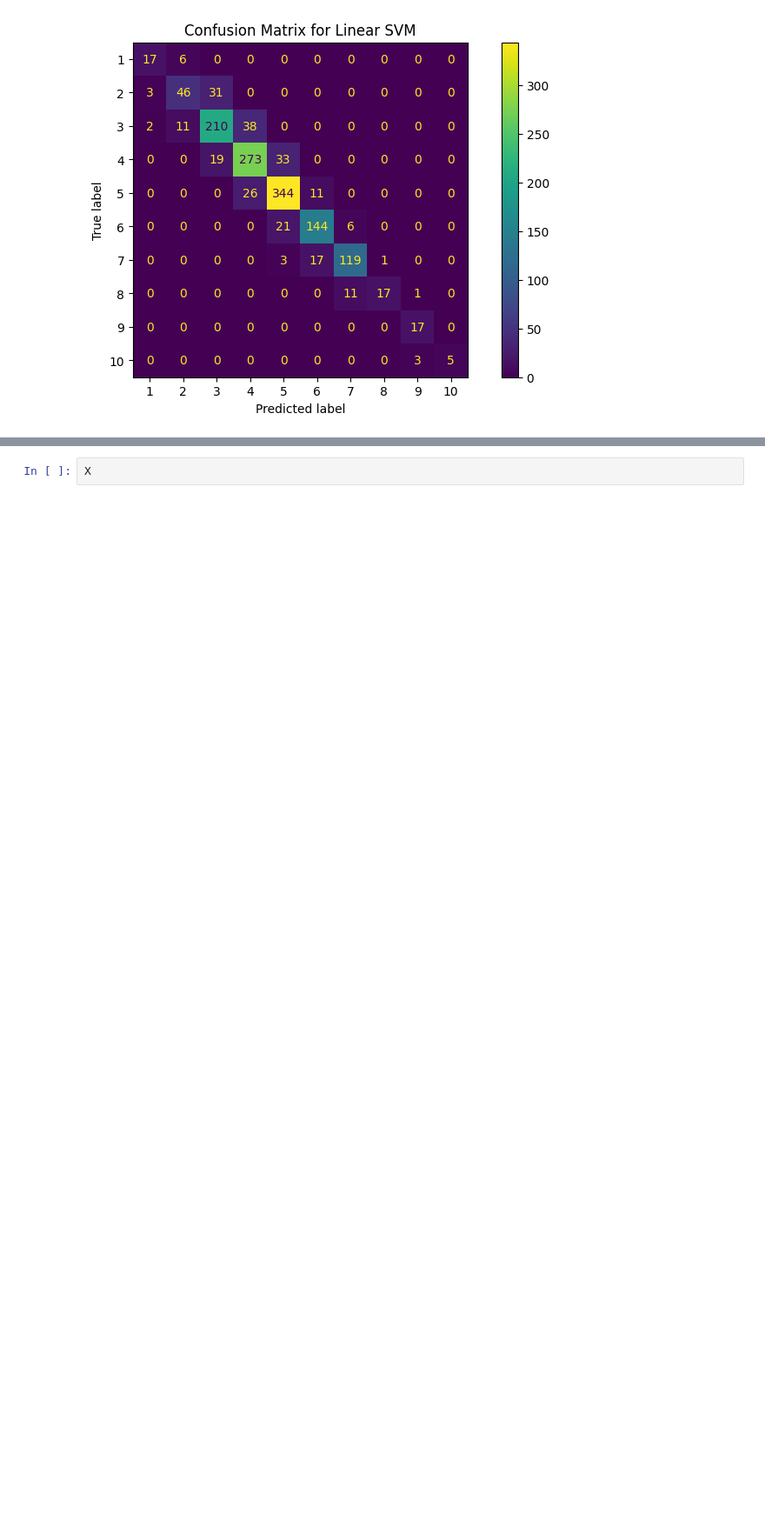
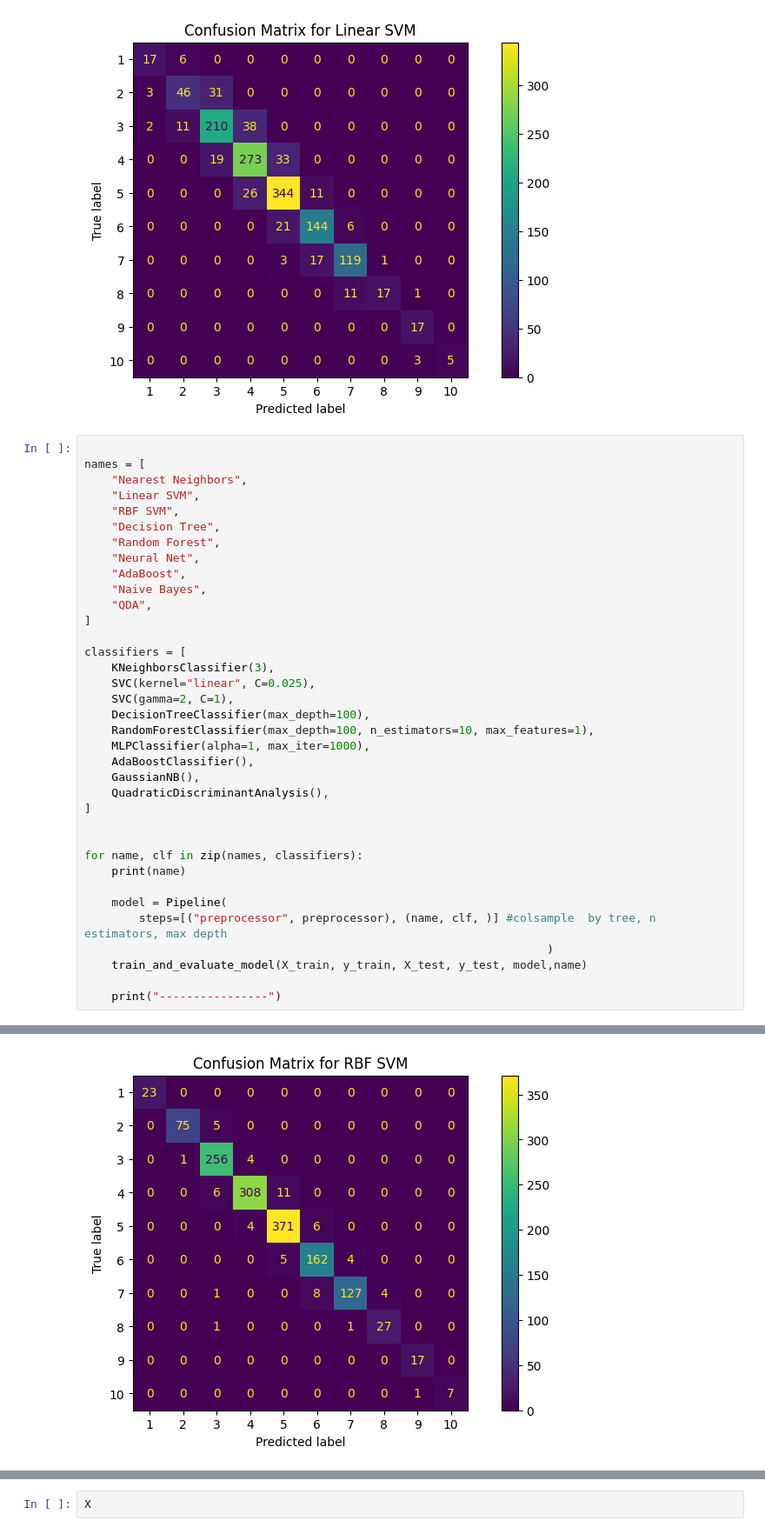
Before and after one commit to lfunderburk/machine-learning-capstone, a Jupyter notebook: notebooks/classification-fuel-ratings.ipynb, the cells around one changed output, grey strips where cells are left out. Shown at 87% size. Drawn from its saved outputs; the diff is of its cells as text; blank space fills up the shorter version.

Commit message:
fix max depth in decision tree

```diff
--- a/notebooks/classification-fuel-ratings.ipynb
+++ b/notebooks/classification-fuel-ratings.ipynb
@@ -264,3 +266,40 @@ Balanced accuracy score 0.7764927434749265
    macro avg       0.84      0.78      0.80      1435
 weighted avg       0.83      0.83      0.83      1435
 [figure]
+# %%
+
+names = [
+    "Nearest Neighbors",
+    "Linear SVM",
+    "RBF SVM",
+    "Decision Tree",
+    "Random Forest",
+    "Neural Net",
+    "AdaBoost",
+    "Naive Bayes",
+    "QDA",
+]
+
+classifiers = [
+    KNeighborsClassifier(3),
+    SVC(kernel="linear", C=0.025),
+    SVC(gamma=2, C=1),
+    DecisionTreeClassifier(max_depth=100),
+    RandomForestClassifier(max_depth=100, n_estimators=10, max_features=1),
+    MLPClassifier(alpha=1, max_iter=1000),
+    AdaBoostClassifier(),
+    GaussianNB(),
+    QuadraticDiscriminantAnalysis(),
+]
+
+
+for name, clf in zip(names, classifiers):
+    print(name)
+
+    model = Pipeline(
+        steps=[("preprocessor", preprocessor), (name, clf, )] #colsample  by tree, n estimators, max depth
+                                                                    )
+    train_and_evaluate_model(X_train, y_train, X_test, y_test, model,name)
+
+    print("----------------")
+# %% [output]
@@ -266,0 +346 @@ weighted avg       0.83      0.83      0.83      1435
+[figure, added]
```
Also changed, not shown: parts of 3 cells of this notebook.
